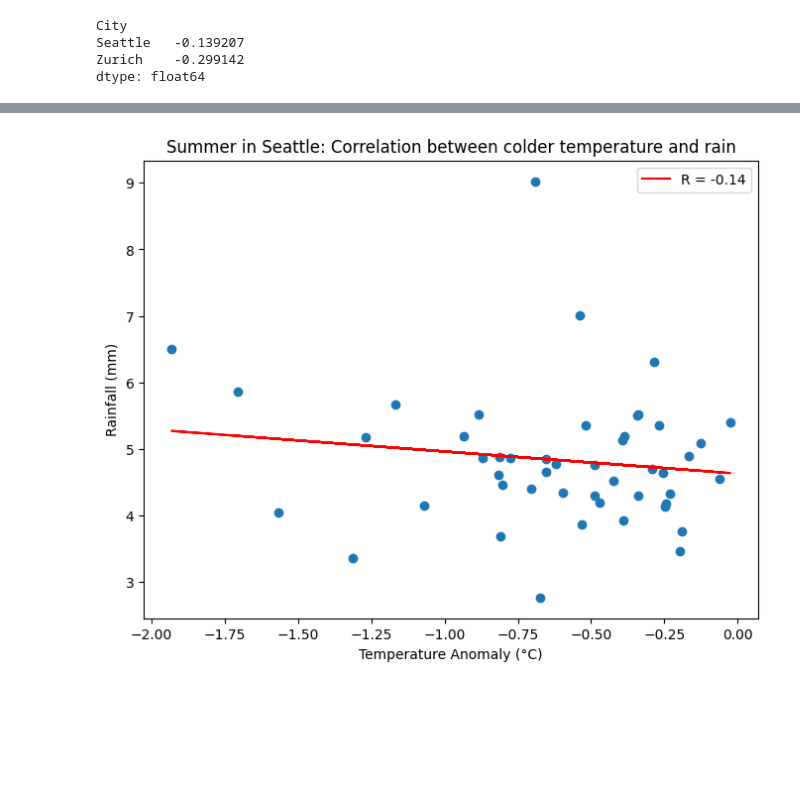
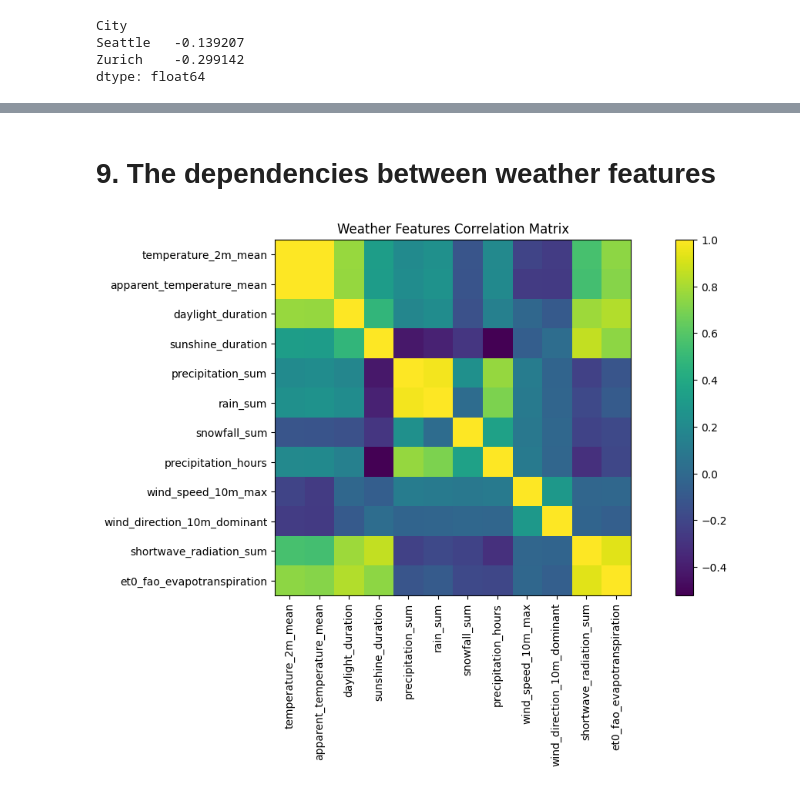
Before and after one commit to Jaffels/CIP_FS25_111, a Jupyter notebook: Nhat.ipynb, the cells around one changed output, grey strips where cells are left out. Cells and saved outputs as stored; diff of their text form; code cells hidden in the pictures; blank space fills up the shorter version.

```diff
--- a/Nhat.ipynb
+++ b/Nhat.ipynb
@@ -280,14 +211,17 @@ plt.show()
-# %%
-plt.figure(figsize = (8,6))
-e = summer_stats[(summer_stats['colder_flag'] == 1) & (summer_stats['City'] == 'Seattle')]['temp_anomaly']
-f = summer_stats[(summer_stats['colder_flag'] == 1) & (summer_stats['City'] == 'Seattle')]['rain_sum']
-slope, intercept, r_value, p_value, std_err = linregress(e, f)
-plt.scatter(e,f)
-plt.plot(e, intercept + slope * e, 'r', label=f'R = {r_value:.2f}')
-plt.xlabel('Temperature Anomaly (°C)')
-plt.ylabel('Rainfall (mm)')
-plt.legend()
-plt.title('Summer in Seattle: Correlation between colder temperature and rain')
-plt.show()
-# %% [output]
-[figure, removed]
+# %% [markdown]
+# 9. The dependencies between weather features
+# %%
+corr_matrix = df[['temperature_2m_mean', 'apparent_temperature_mean',
+       'daylight_duration', 'sunshine_duration', 'precipitation_sum',
+       'rain_sum', 'snowfall_sum', 'precipitation_hours', 'wind_speed_10m_max','wind_direction_10m_dominant',
+       'shortwave_radiation_sum', 'et0_fao_evapotranspiration']].corr()
+
+plt.figure(figsize=(15, 6))
+plt.imshow(corr_matrix, cmap='viridis', interpolation='none')
+plt.colorbar()
+plt.xticks(range(len(corr_matrix.columns)), corr_matrix.columns, rotation=90)
+plt.yticks(range(len(corr_matrix.index)), corr_matrix.index)
+plt.title('Weather Features Correlation Matrix')
+plt.show()
+# %% [output]
+[figure, added]
```
Also changed, not shown: parts of 21 cells of this notebook.
